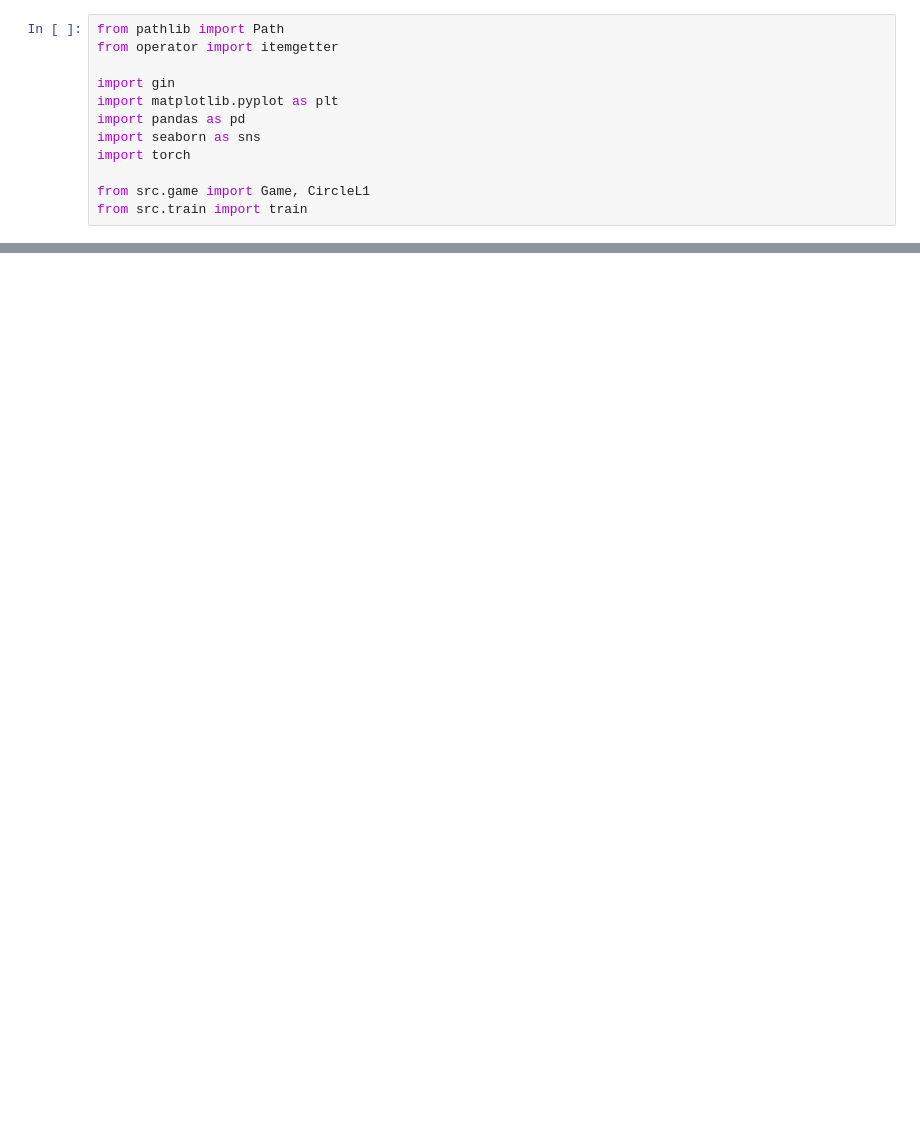
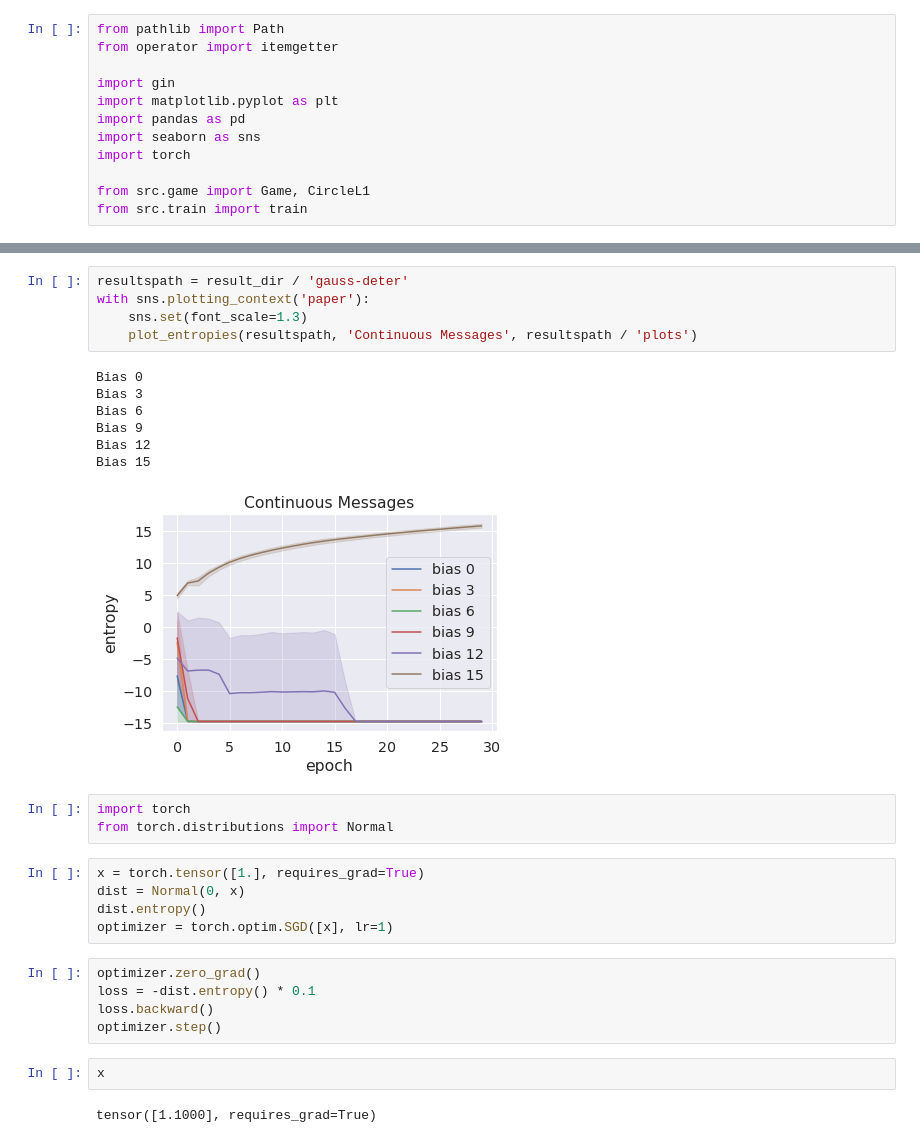
Before and after one commit to mnoukhov/emergent-compete, a Jupyter notebook: notebooks/Best Results Plot.ipynb, the cells around one changed output, grey strips where cells are left out. Drawn from its saved outputs; the diff is of its cells as text; blank space fills up the shorter version.

```diff
--- a/notebooks/Best Results Plot.ipynb
+++ b/notebooks/Best Results Plot.ipynb
@@ -210,0 +390,30 @@ Bias 15
+# %%
+resultspath = result_dir / 'gauss-deter'
+with sns.plotting_context('paper'):
+    sns.set(font_scale=1.3)
+    plot_entropies(resultspath, 'Continuous Messages', resultspath / 'plots')
+# %% [output]
+Bias 0
+Bias 3
+Bias 6
+Bias 9
+Bias 12
+Bias 15
+[figure, added]
+# %%
+import torch
+from torch.distributions import Normal
+# %%
+x = torch.tensor([1.], requires_grad=True)
+dist = Normal(0, x)
+dist.entropy()
+optimizer = torch.optim.SGD([x], lr=1)
+# %%
+optimizer.zero_grad()
+loss = -dist.entropy() * 0.1
+loss.backward()
+optimizer.step()
+# %%
+x
+# %% [output]
+tensor([1.1000], requires_grad=True)
```
Also changed, not shown: parts of 6 cells of this notebook, 9 other files.
